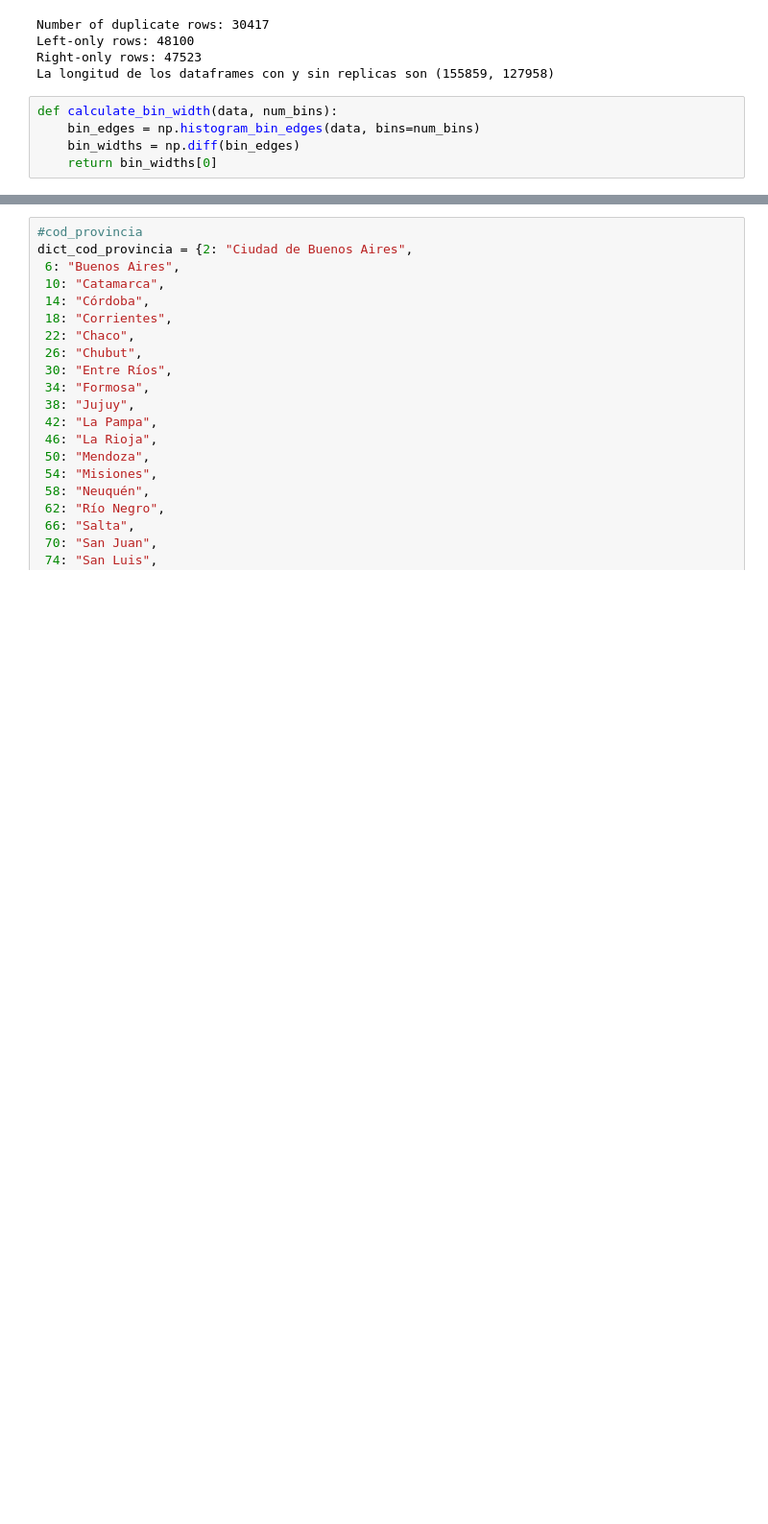
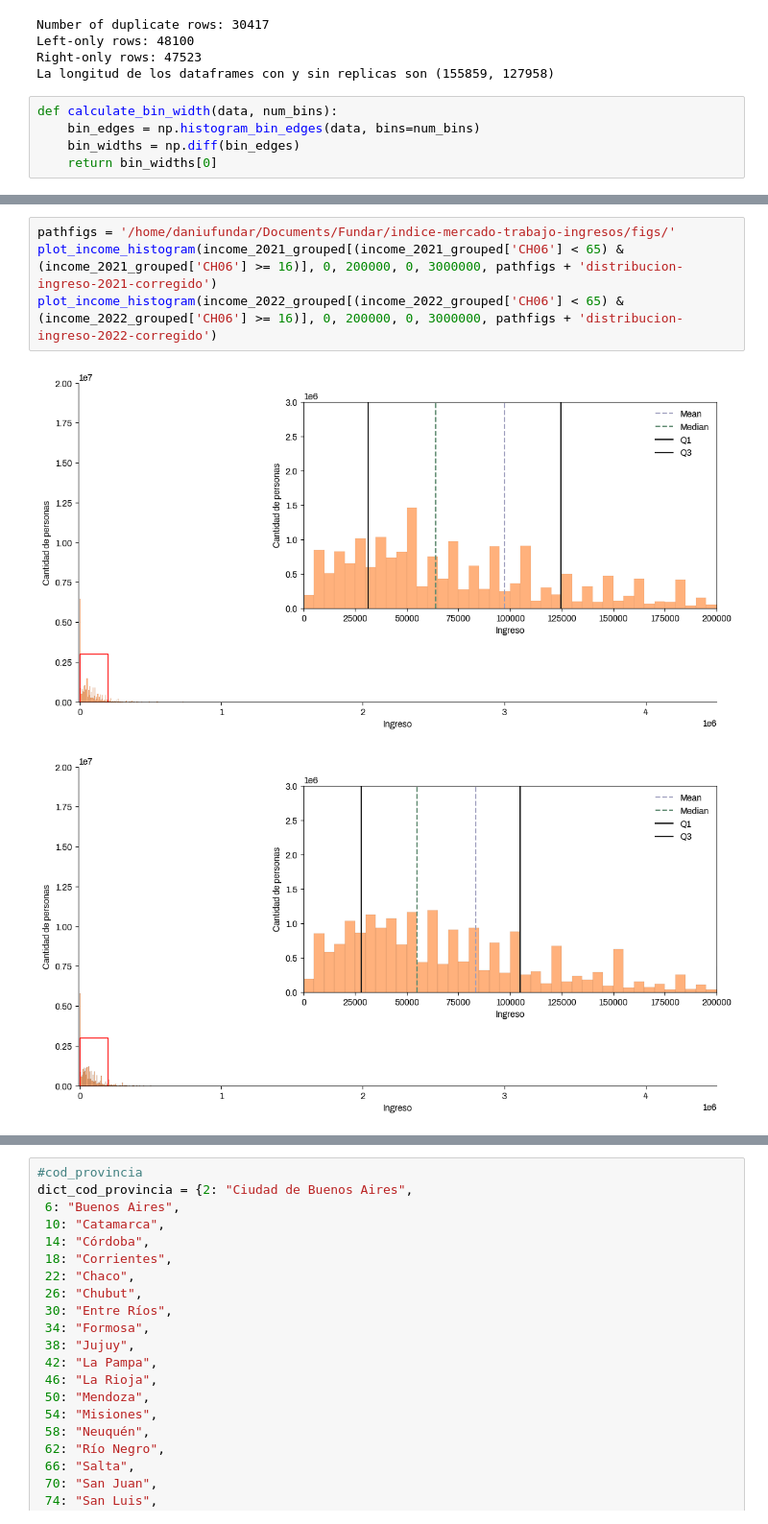
Before and after one commit to datos-Fundar/indice-mercado-trabajo-ingresos, a Jupyter notebook: scripts/04_chequeo_EPH.ipynb, the cells around one changed output, grey strips where cells are left out. Shown: that part at 96% size. Drawn from its saved outputs; the diff is of its cells as text; blank space fills up the shorter version.

```diff
--- a/scripts/04_chequeo_EPH.ipynb
+++ b/scripts/04_chequeo_EPH.ipynb
@@ -230,3 +250,10 @@ plot_income_histogram(income_2022_grouped, 0, 200000, 0, 3000000, pathfigs + 'di
+# %%
+pathfigs = '/home/daniufundar/Documents/Fundar/indice-mercado-trabajo-ingresos/figs/'
+plot_income_histogram(income_2021_grouped[(income_2021_grouped['CH06'] < 65) & (income_2021_grouped['CH06'] >= 16)], 0, 200000, 0, 3000000, pathfigs + 'distribucion-ingreso-2021-corregido')
+plot_income_histogram(income_2022_grouped[(income_2022_grouped['CH06'] < 65) & (income_2022_grouped['CH06'] >= 16)], 0, 200000, 0, 3000000, pathfigs + 'distribucion-ingreso-2022-corregido')
+# %% [output]
+[figure, added]
+[figure, added]
 # %%
 def plot_income_histogram_male(income_df, x0, x1, y0, y1, filename):
 
```
Also changed, not shown: parts of 24 cells of this notebook, 11 other files.
